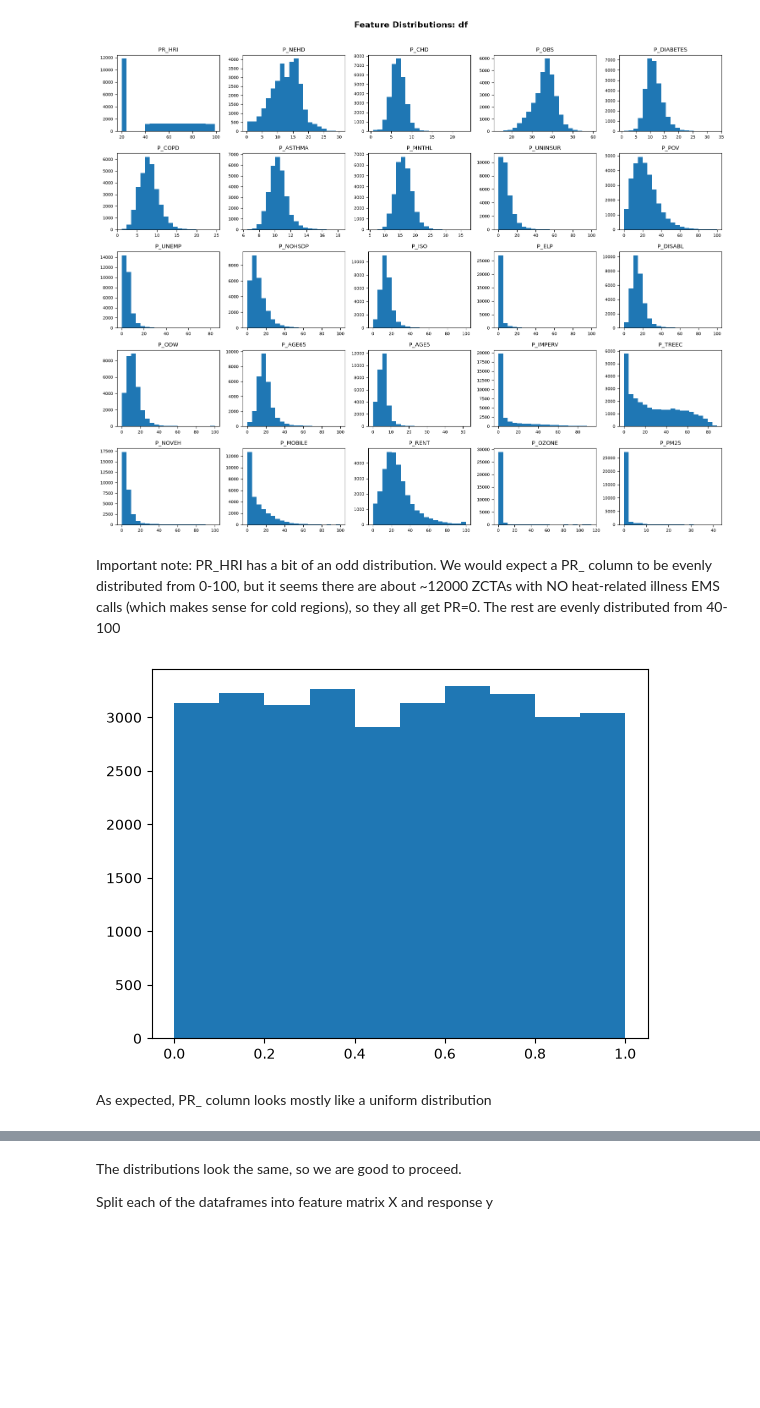
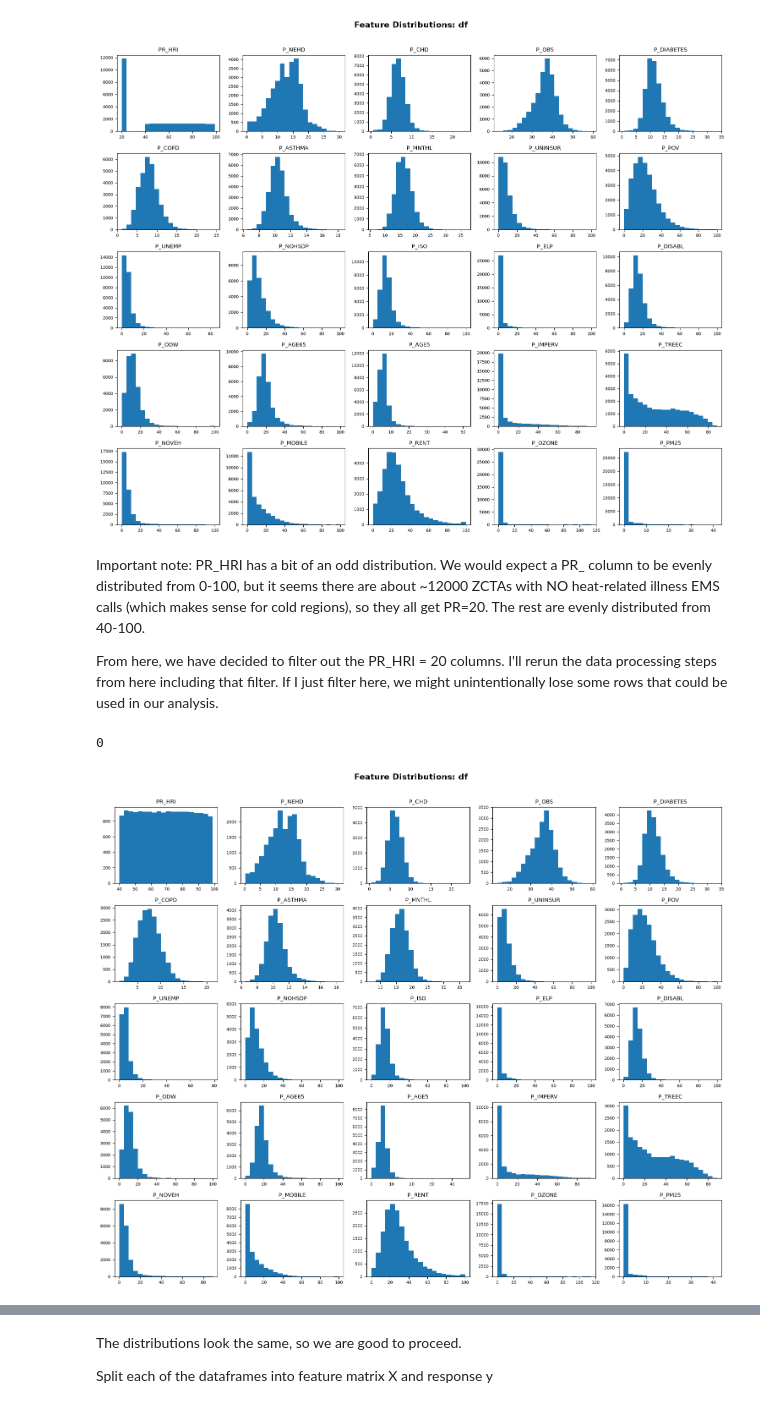
Before and after one commit to jpmehta1/Heat-and-Health-Project, a Jupyter notebook: Heat and Health Analysis.ipynb, the cells around one changed output, grey strips where cells are left out. Cells and saved outputs as stored; diff of their text form; code cells hidden in the pictures; blank space fills up the shorter version.

```diff
--- a/Heat and Health Analysis.ipynb
+++ b/Heat and Health Analysis.ipynb
@@ -114,18 +114,30 @@ plot_column_distributions(df, "df")
 # %% [output]
 [figure]
 # %% [markdown]
-Important note: PR_HRI has a bit of an odd distribution. We would expect a PR_ column to be evenly distributed from 0-100, but it seems there are about ~12000 ZCTAs with NO heat-related illness EMS calls (which makes sense for cold regions), so they all get PR=0. The rest are evenly distributed from 40-100
+Important note: PR_HRI has a bit of an odd distribution. We would expect a PR_ column to be evenly distributed from 0-100, but it seems there are about ~12000 ZCTAs with NO heat-related illness EMS calls (which makes sense for cold regions), so they all get PR=20. The rest are evenly distributed from 40-100.
+
+From here, we have decided to filter out the PR_HRI = 20 columns. I'll rerun the data processing steps from here including that filter. If I just filter here, we might unintentionally lose some rows that could be used in our analysis.
-# %%
-# Curious what P vs. PR columns look like, just pick NEHD as an example
-plot_df = df_raw[df_raw["PR_NEHD"] != -999]
-
-plt.figure()
-plt.hist(plot_df["PR_NEHD"])
-plt.show()
-# %% [output]
-[figure, removed]
-# %% [markdown]
-As expected, PR_ column looks mostly like a uniform distribution
+# %%
+# Recopy the data and isolate the columns of interest
+df = df_raw.copy()
+df = df[usecols]
+
+# Filter out the low PR_HRI rows
+df = df[df['PR_HRI'] > 30]
+
+# Count how many rows have at least one NULL value
+(df == -999).any(axis=1).sum()
+
+# Filter for the rows with no NULL values
+df = df[np.logical_not((df == -999).any(axis=1))]
+
+# Check that now we have no NULL values
+print((df == -999).any(axis=1).sum())
+
+plot_column_distributions(df, "df")
+# %% [output]
+0
+[figure, added]
 # %%
 # Perform data split
 # We shouldn't need to stratify since we have a lot of data and the response is fairly evenly distributed
```
Also changed, not shown: parts of 2 cells of this notebook.
